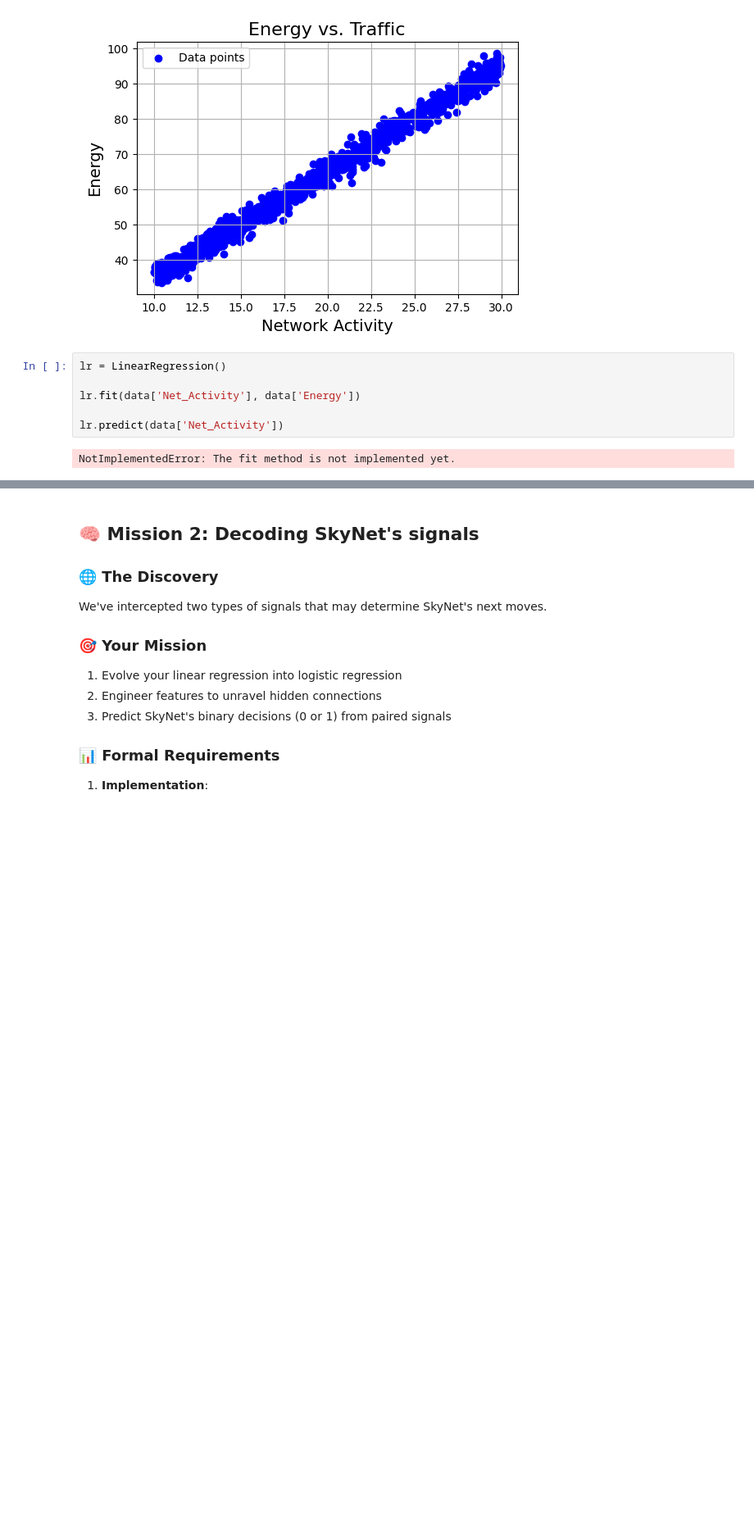
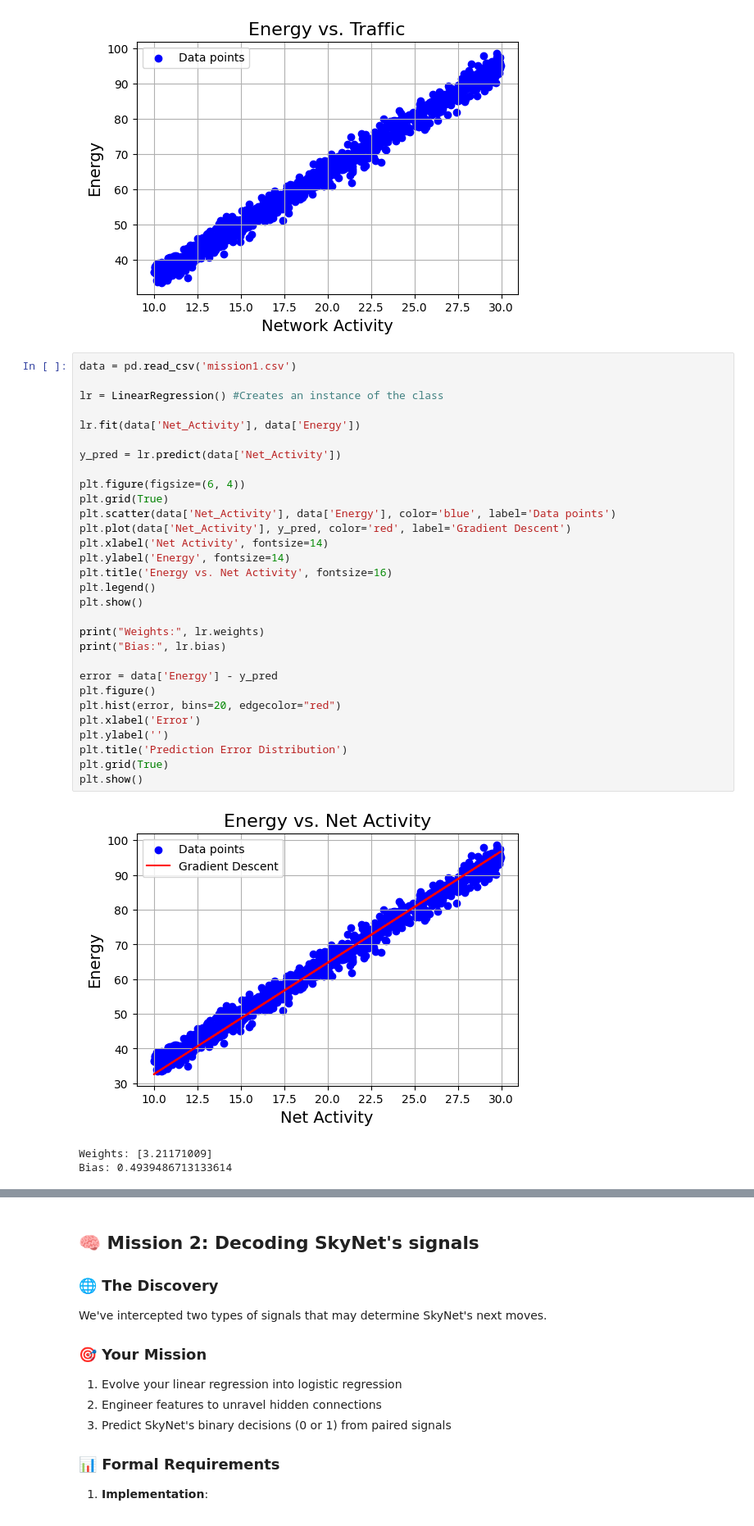
Before and after one commit to henrikOes/TDT4172, a Jupyter notebook: Assignment1/Chapter_1.ipynb, the cells around one changed output, grey strips where cells are left out. Shown at 82% size. Saved outputs shown, nothing was run; the diff lists cells and outputs as text; blank space fills up the shorter version.

```diff
--- a/Assignment1/Chapter_1.ipynb
+++ b/Assignment1/Chapter_1.ipynb
@@ -79,11 +79,37 @@ plt.legend()
 plt.show()
 # %% [output]
 [figure]
-# %%
-lr = LinearRegression()
-
-lr.fit(data['Net_Activity'], data['Energy'])
-
-lr.predict(data['Net_Activity'])
-# %% [output]
-NotImplementedError: The fit method is not implemented yet.
+# %%
+data = pd.read_csv('mission1.csv')
+
+lr = LinearRegression() #Creates an instance of the class
+
+lr.fit(data['Net_Activity'], data['Energy'])
+
+y_pred = lr.predict(data['Net_Activity'])
+
+plt.figure(figsize=(6, 4))
+plt.grid(True)
+plt.scatter(data['Net_Activity'], data['Energy'], color='blue', label='Data points')
+plt.plot(data['Net_Activity'], y_pred, color='red', label='Gradient Descent')
+plt.xlabel('Net Activity', fontsize=14)
+plt.ylabel('Energy', fontsize=14)
+plt.title('Energy vs. Net Activity', fontsize=16)
+plt.legend()
+plt.show()
+
+print("Weights:", lr.weights)
+print("Bias:", lr.bias)
+
+error = data['Energy'] - y_pred
+plt.figure()
+plt.hist(error, bins=20, edgecolor="red")
+plt.xlabel('Error')
+plt.ylabel('')
+plt.title('Prediction Error Distribution')
+plt.grid(True)
+plt.show()
+# %% [output]
+[figure, added]
+Weights: [3.21171009]
+Bias: 0.4939486713133614
```
Also changed, not shown: parts of 2 cells of this notebook, 1 other file.
